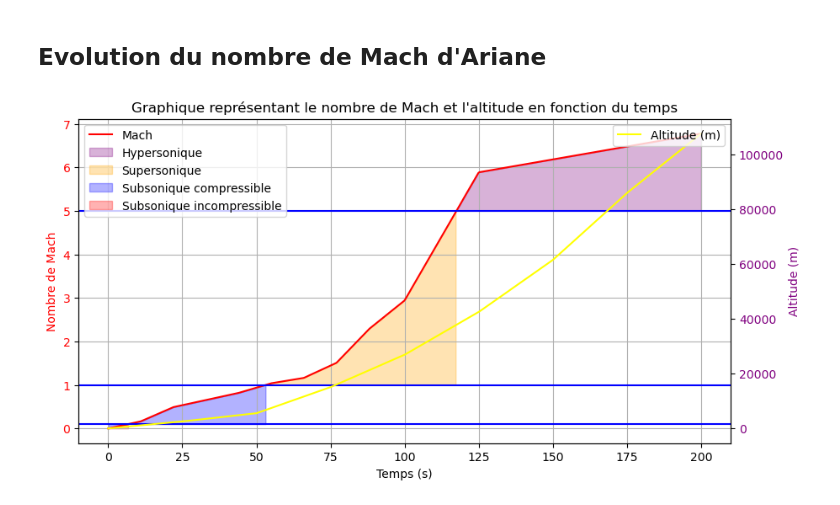
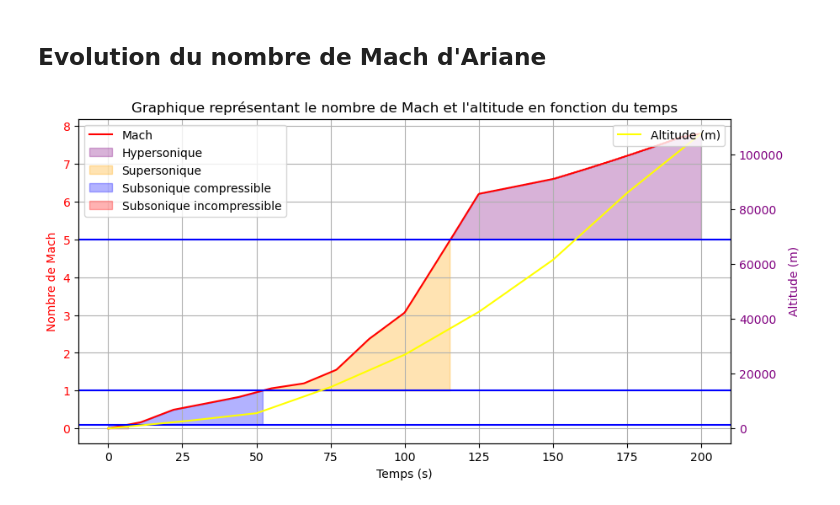
Before and after one commit to AeroLanceur/Propri-t-_aero, a Jupyter notebook: Ariane5.ipynb, the cells around one changed output. Saved outputs shown, nothing was run; the diff lists cells and outputs as text; code cells hidden in the pictures.

```diff
--- a/Ariane5.ipynb
+++ b/Ariane5.ipynb
@@ -118,0 +138,17 @@ plt.show()
+# %%
+density = []
+for x in X:
+    T = temperature(x, T0, Tz, T1, Tz1, Z1, Tz2, Z2,T3,Tz3)
+    P =  pression_atm(p0, Tz, T0, x, g, R)
+    r = rho(P,R,T)
+    density.append(r)
+
+# Tracer la température en fonction de l'altitude
+plt.figure(figsize=(10, 5))
+plt.plot(density,X, label="Masse volumique", color="red")
+plt.xlabel("Masse volumique (kg/m^3)")
+plt.ylabel("Altitude (m)")
+plt.title("Graphique qui représente la masse volumique en fonction de l'altitude")
+plt.grid(True)
+plt.legend()
+plt.show()
@@ -121,52 +159,58 @@ plt.show()
 # %%
 B = np.linspace(0, 200, 600)
 Nbr_mach = []
+altitude = []
+dynamique_pressure = []
 
 
 for b in B:
-    xp = [0, 11, 22, 33, 44, 55, 66, 77, 88, 100, 125, 200]
-    yp = [0, 55.55, 166.66, 222, 277.76, 353, 395.016, 512.5, 777, 1000, 2000, 2300]
+    xp_vit = [0, 11, 22, 33, 44, 55, 66, 77, 88, 100, 125, 200]
+    yp_vit = [0, 55.55, 166.66, 222, 277.76, 353, 395.016, 512.5, 777, 1000, 2000, 2300]
+    y_vit = np.interp(b, xp_vit, yp_vit)  # interpolation linéaire
 
-    y = np.interp(b, xp, yp)  # interpolation linéaire
-
-    T = temperature(b, T0, Tz, T1, Tz1, Z1, Tz2, Z2, T3, Tz3)  # Fonction non définie ici
-    a = vitesse_son(gamma, R, T)  # Fonction non définie ici
-    mach = y / a
-    Nbr_mach.append(mach)
-fig, ax1 = plt.subplots(figsize=(10, 5))
-
-alt = np.linspace(0, 100000, 600)
-altitude = []
-for b in B:
     xp = [0,25,50,75,100,125,150,175,200]
     yp = [0, 2546, 5538,15084 ,26923, 42552 , 61538, 86000,107692]
     y = np.interp(b, xp, yp)
     altitude.append(y)
 
+    T = temperature(altitude[int(b)], T0, Tz, T1, Tz1, Z1, Tz2, Z2, T3, Tz3)  # Fonction non définie ici
+    a = vitesse_son(gamma, R, T)
+    P =  pression_atm(p0, Tz, T0,altitude[int(b)] , g, R)
+    r = rho(P,R,T)
+
+    mach = y_vit / a
+    Nbr_mach.append(mach)
+
+    dyn = 0.5*r*y_vit**2
+    dynamique_pressure.append(dyn)
+
+
+fig, ax1 = plt.subplots(figsize=(10, 5))
 # Premier axe : Nombre de Mach
 ax1.plot(B, Nbr_mach, label="Mach", color="red")
 ax1.fill_between(B, Nbr_mach, 5, where=np.array(Nbr_mach) >= 5, color='purple', alpha=0.3, label="Hypersonique")
 ax1.fill_between(B, Nbr_mach, 1, where=(np.array(Nbr_mach) >= 1) & (np.array(Nbr_mach) <= 5), color='orange', alpha=0.3, label="Supersonique")
 ax1.fill_between(B, Nbr_mach, 0.1, where=(np.array(Nbr_mach) <= 1), color='blue', alpha=0.3, label="Subsonique compressible")
 ax1.fill_between(B, Nbr_mach, 0, where=(np.array(Nbr_mach) <= 0.1), color='red', alpha=0.3, label="Subsonique incompressible")
 ax1.axhline(y=1, color='b', linestyle='-')
 ax1.axhline(y=5, color='b', linestyle='-')
 ax1.axhline(y=0.1, color='b', linestyle='-')
 
 ax1.set_xlabel("Temps (s)")
 ax1.set_ylabel("Nombre de Mach", color='red')
 ax1.tick_params(axis='y', labelcolor='red')
 ax1.legend(loc="upper left")
 ax1.grid(True)
 
 # Deuxième axe : Altitude en mètres
 ax2 = ax1.twinx()  # Crée un deuxième axe sur le même graphique
 ax2.plot(B, altitude, label="Altitude (m)", color="yellow")
+
 ax2.set_ylabel("Altitude (m)", color='purple')
 ax2.tick_params(axis='y', labelcolor='purple')
 ax2.legend(loc="upper right")
 
 plt.title("Graphique représentant le nombre de Mach et l'altitude en fonction du temps")
 plt.show()
 # %% [output]
-[figure, old version]
+[figure, new version]
```
Also changed, not shown: parts of 3 cells of this notebook.
